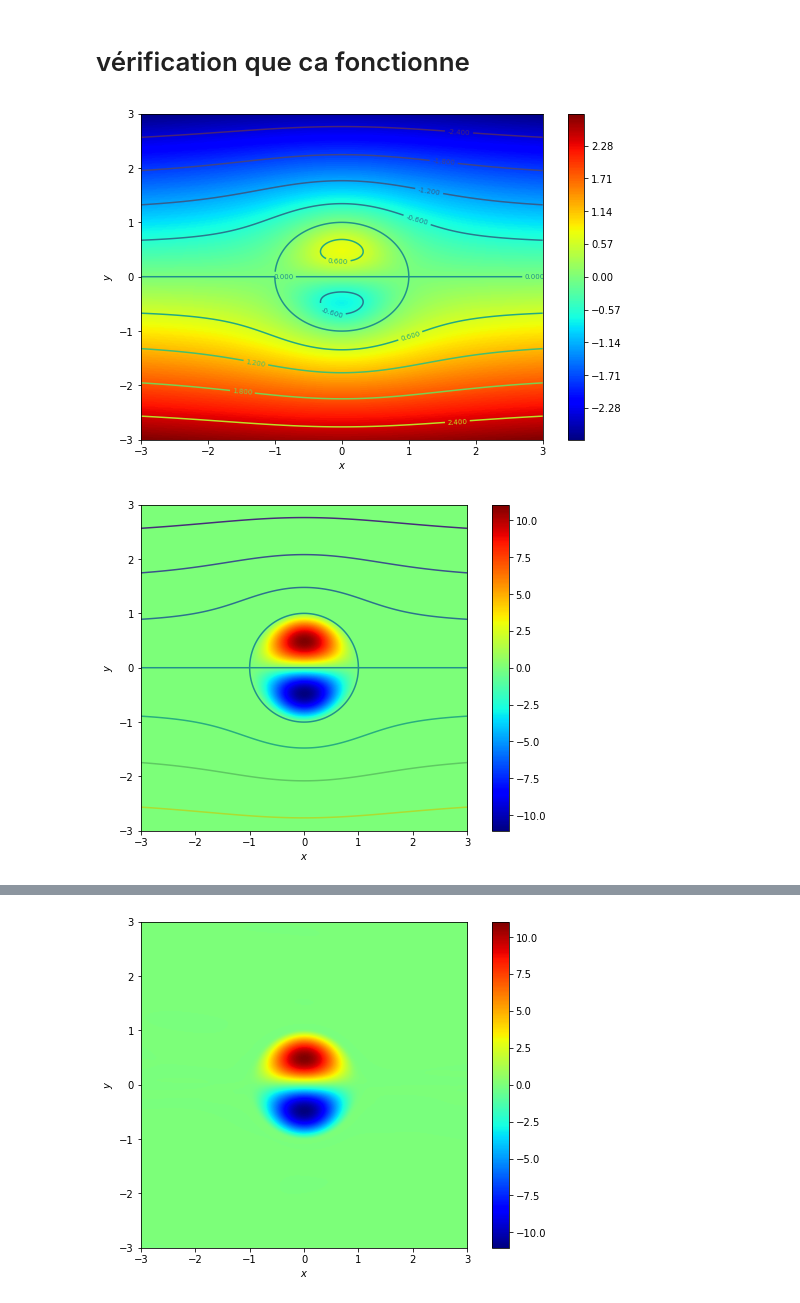
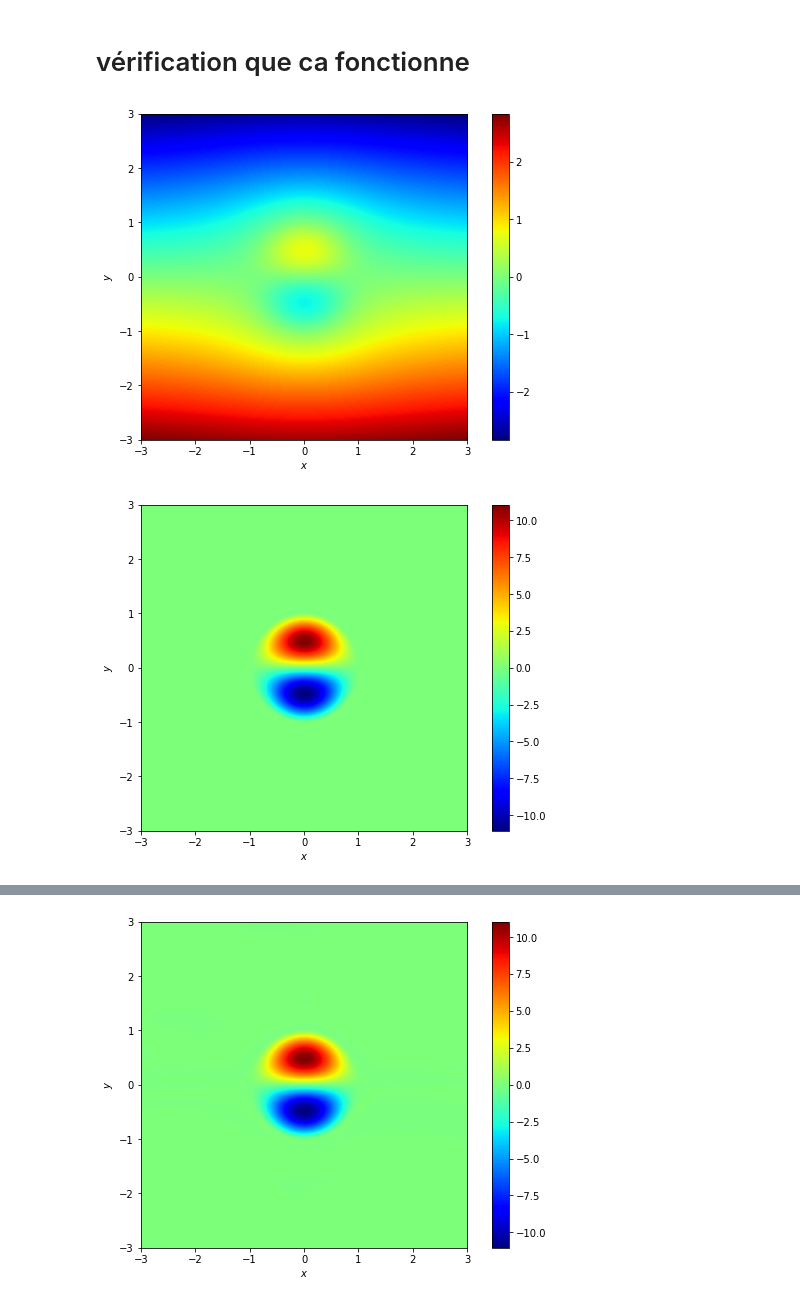
Before and after one commit to VincentItaliano/stage_M2, a Jupyter notebook: MHD/notebooks/MHD.ipynb, the cells around one changed output, grey strips where cells are left out. Drawn from its saved outputs; the diff is of its cells as text; code cells hidden in the pictures.

```diff
--- a/MHD/notebooks/MHD.ipynb
+++ b/MHD/notebooks/MHD.ipynb
@@ -382,25 +382,22 @@ solver.plot_loss_history();
 # %%
 N = 500
 
 # compute solution using PINN
 x = np.linspace(-3,3,N)
 y = np.linspace(-3,3,N)
 xx, yy = np.meshgrid(x, y)
 
 psi_0 = fun_psi_0(xx,yy)
 
 # plot solution
 fig = plt.figure(figsize=(9,6))
 ax = fig.add_subplot(111)
 ax.set_xlabel('$x$')
 ax.set_ylabel('$y$')
-#img = ax.imshow(psi_0, cmap='jet', origin='lower', extent=[-3.,3.,-3.,3.]);
-img = ax.contourf(x,y,psi_0, 500, cmap='jet', origin='lower', extent=[-3.,3.,-3.,3.])
-CS = ax.contour(xx, yy, psi_0, 10)
-ax.clabel(CS, inline=1, fontsize=7)
+img = ax.imshow(psi_0, cmap='jet', origin='lower', extent=[-3.,3.,-3.,3.]);
 fig.colorbar(img);
 # %% [output]
-[figure, old version]
+[figure, new version]
 # %%
 N = 500
 
@@ -417,7 +414,6 @@ ax = fig.add_subplot(111)
 ax.set_xlabel('$x$')
 ax.set_ylabel('$y$')
 img = ax.imshow(J_0, cmap='jet', origin='lower', extent=[-3.,3.,-3.,3.]);
-CS = ax.contour(xx, yy, psi_0)
 fig.colorbar(img);
 # %% [output]
-[figure, old version]
+[figure, new version]
```
Also changed, not shown: parts of 1 cell of this notebook, 33 other files.
